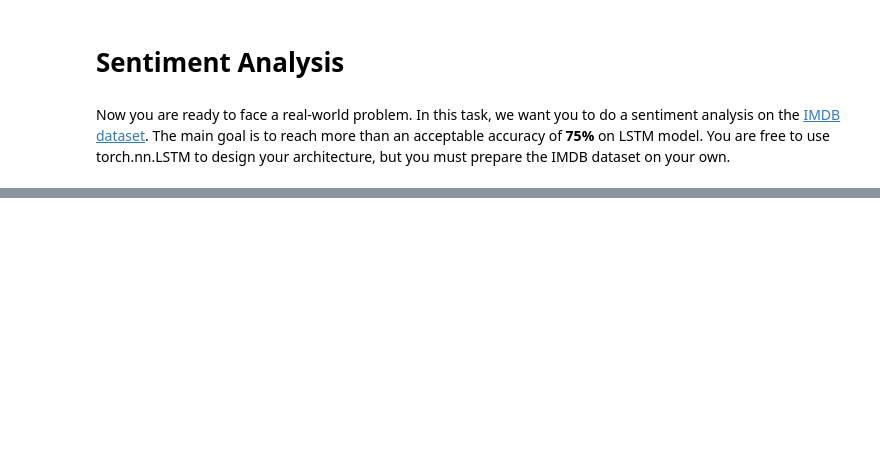
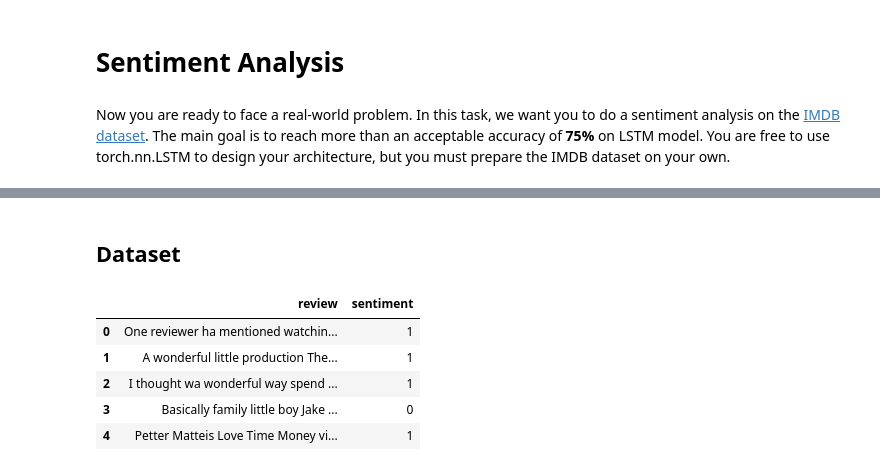
Before and after one commit to sehbeygi79/RNN-LSTM-Sentiment-Analysis, a Jupyter notebook: RNN.ipynb, the cells around one changed output, grey strips where cells are left out. Cells and saved outputs as stored; diff of their text form; code cells hidden in the pictures; blank space fills up the shorter version.

```diff
--- a/RNN.ipynb
+++ b/RNN.ipynb
@@ -520,3 +505,25 @@ plt.show()
 # Sentiment Analysis
 # %% [markdown]
 Now you are ready to face a real-world problem. In this task, we want you to do a sentiment analysis on the [IMDB dataset](https://www.kaggle.com/datasets/lakshmi25npathi/imdb-dataset-of-50k-movie-reviews). The main goal is to reach more than an acceptable accuracy of **75%** on LSTM model. You are free to use torch.nn.LSTM to design your architecture, but you must prepare the IMDB dataset on your own.
+# %%
+import time
+from sklearn.metrics import accuracy_score
+import pandas as pd
+import numpy as np
+
+import re
+import nltk
+from nltk.corpus import stopwords
+from nltk.tokenize import word_tokenize
+from nltk.stem.wordnet import WordNetLemmatizer
+nltk.download('stopwords')
+nltk.download('wordnet')
+stopwords = set(stopwords.words('english'))
+
+from torch.utils.data import TensorDataset, DataLoader
+
+from tqdm.notebook import tqdm
+from collections import Counter
+
+# WordNet
+!unzip /usr/share/nltk_data/corpora/wordnet.zip -d /usr/share/nltk_data/corpora/
@@ -522,0 +548,2 @@ Now you are ready to face a real-world problem. In this task, we want you to do
+# %% [markdown]
+## Dataset
@@ -522,0 +593,13 @@ Now you are ready to face a real-world problem. In this task, we want you to do
+# %%
+imdb_dataset = IMDBDataset(
+    dataset_path="/kaggle/input/imdb-dataset-of-50k-movie-reviews/IMDB Dataset.csv"
+)
+preprocessed_df = imdb_dataset.do_preprocessing()
+preprocessed_df.head()
+# %% [output]
+|  | review | sentiment |
+| 0 | One reviewer ha mentioned watchin... | 1 |
+| 1 | A wonderful little production The... | 1 |
+| 2 | I thought wa wonderful way spend ... | 1 |
+| 3 | Basically family little boy Jake ... | 0 |
+| 4 | Petter Matteis Love Time Money vi... | 1 |
```
Also changed, not shown: parts of 24 cells of this notebook, 1 other file.
